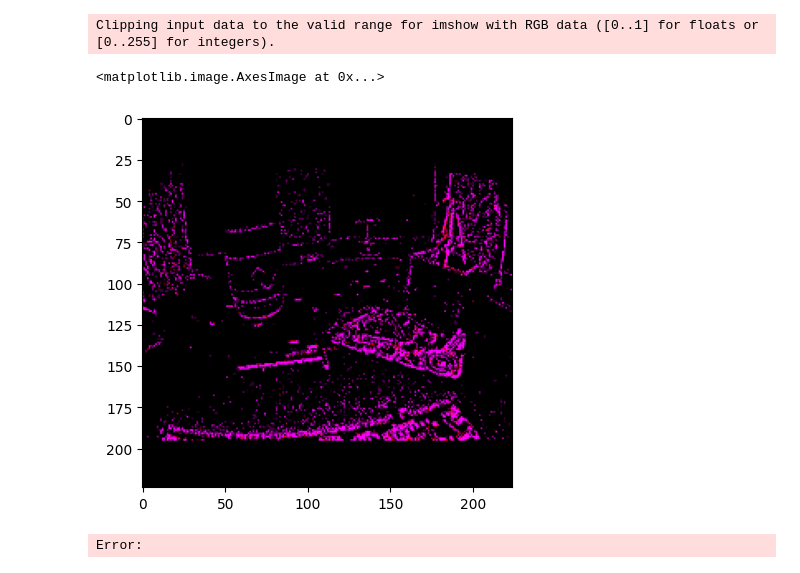
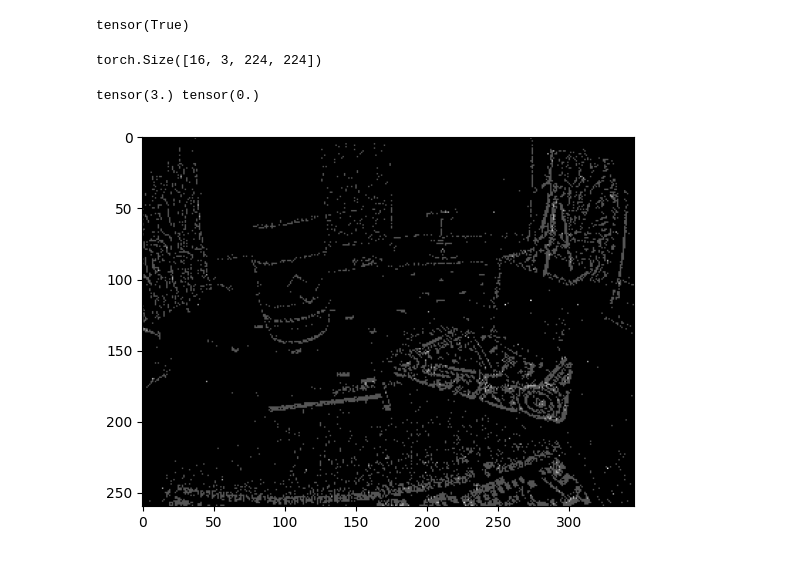
Before and after one commit to ucsd-hdsi-dvs/Events-ImageBind, a Jupyter notebook: test.ipynb, the cells around one changed output. Cells and saved outputs as stored; diff of their text form; code cells hidden in the pictures.

```diff
--- a/test.ipynb
+++ b/test.ipynb
@@ -627,9 +636,16 @@ torch.Size([16, 2, 3, 224, 224])
+# %%
+(img[0,:,:]==img[1,:,:]).all()
+# %% [output]
+tensor(True)
+# %%
+events.shape
+# %% [output]
+torch.Size([16, 3, 224, 224])
 # %%
 import matplotlib.pyplot as plt
 events=data[0][2]
-plt.imshow(events[0].permute(1,2,0)*255)
+plt.imshow(events[0][0], cmap='gray')
+print(events[0][0].max(), events[0][0].min())
 # %% [output]
-Clipping input data to the valid range for imshow with RGB data ([0..1] for floats or [0..255] for integers).
+tensor(3.) tensor(0.)
-<matplotlib.image.AxesImage at 0x...>
-[figure, old version]
+[figure, new version]
-Error:
```
Also changed, not shown: parts of 11 cells of this notebook, 2 other files.
